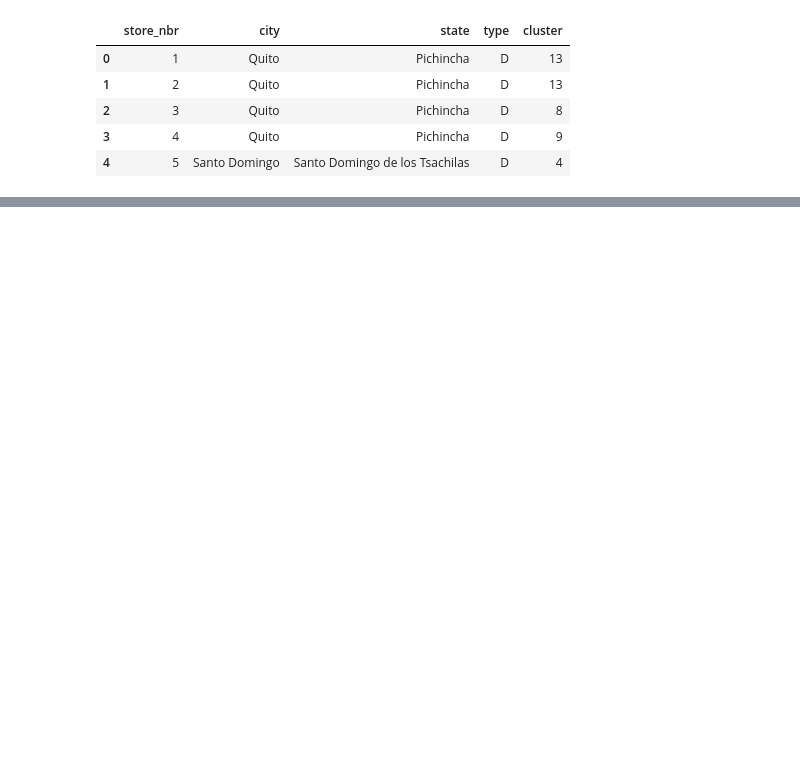
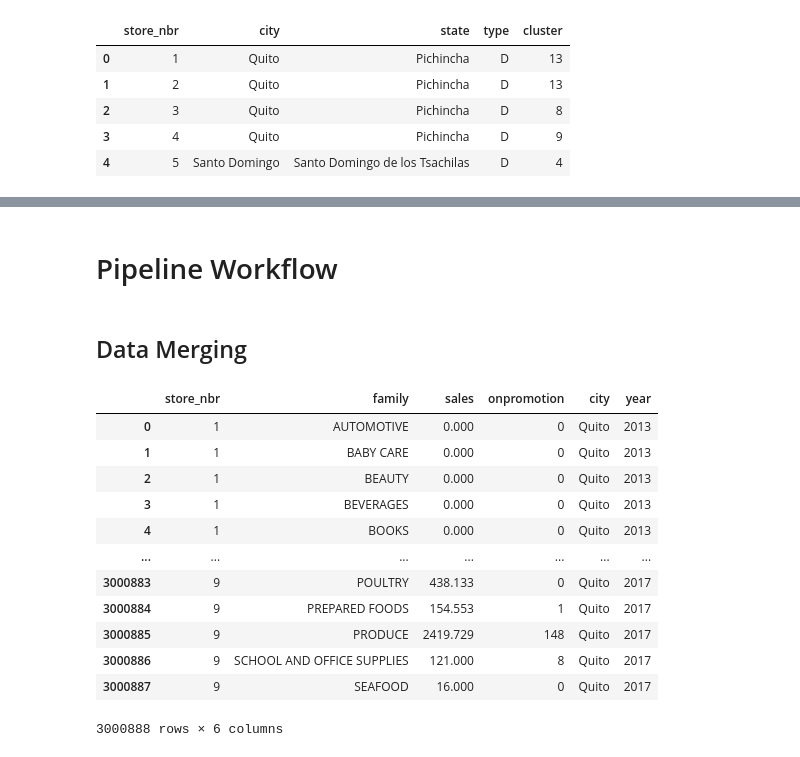
Before and after one commit to mrdaraujo/business_case_869, a Jupyter notebook: notebooks/victor_data_exploration.ipynb, the cells around one changed output, grey strips where cells are left out. Cells and saved outputs as stored; diff of their text form; code cells hidden in the pictures; blank space fills up the shorter version.

Commit message:
pipeline to plug predictions

```diff
--- a/notebooks/victor_data_exploration.ipynb
+++ b/notebooks/victor_data_exploration.ipynb
@@ -9,3 +21,5 @@ path = '/home/yuka/code/mrdaraujo/business_case_869/raw_data/'
+# %%
+path = 'gs://business-case/'
 # %%
 df_train = pd.read_csv(path+'train.csv')
 df_train
@@ -191,0 +67,4 @@ df_train_engineered
+# %% [markdown]
+# Pipeline Workflow
+# %% [markdown]
+## Data Merging
@@ -191,0 +75,28 @@ df_train_engineered
+# %%
+def DataMerging(csv_left, csv_stores):
+
+    csv_stores = csv_stores[['store_nbr','city']]
+    df = pd.merge(csv_left, csv_stores, how='left', on='store_nbr')
+    df['date'] = pd.to_datetime(df['date'])
+    df['year'] = df['date'].dt.year
+    #df['year'] = pd.to_datetime(df['date']).dt.year
+    df = df.drop(columns=['date', 'id'])
+
+    return df
+# %%
+df_train_merged = DataMerging(df_train,df_stores)
+df_train_merged
+# %% [output]
+|  | store_nbr | family | sales | onpromotion | city | year |
+| 0 | 1 | AUTOMOTIVE | 0.000 | 0 | Quito | 2013 |
+| 1 | 1 | BABY CARE | 0.000 | 0 | Quito | 2013 |
+| 2 | 1 | BEAUTY | 0.000 | 0 | Quito | 2013 |
+| 3 | 1 | BEVERAGES | 0.000 | 0 | Quito | 2013 |
+| 4 | 1 | BOOKS | 0.000 | 0 | Quito | 2013 |
+| ... | ... | ... | ... | ... | ... | ... |
+| 3000883 | 9 | POULTRY | 438.133 | 0 | Quito | 2017 |
+| 3000884 | 9 | PREPARED FOODS | 154.553 | 1 | Quito | 2017 |
+| 3000885 | 9 | PRODUCE | 2419.729 | 148 | Quito | 2017 |
+| 3000886 | 9 | SCHOOL AND OFFICE SUPPLIES | 121.000 | 8 | Quito | 2017 |
+| 3000887 | 9 | SEAFOOD | 16.000 | 0 | Quito | 2017 |
+3000888 rows × 6 columns
```
Also changed, not shown: parts of 31 cells of this notebook.
